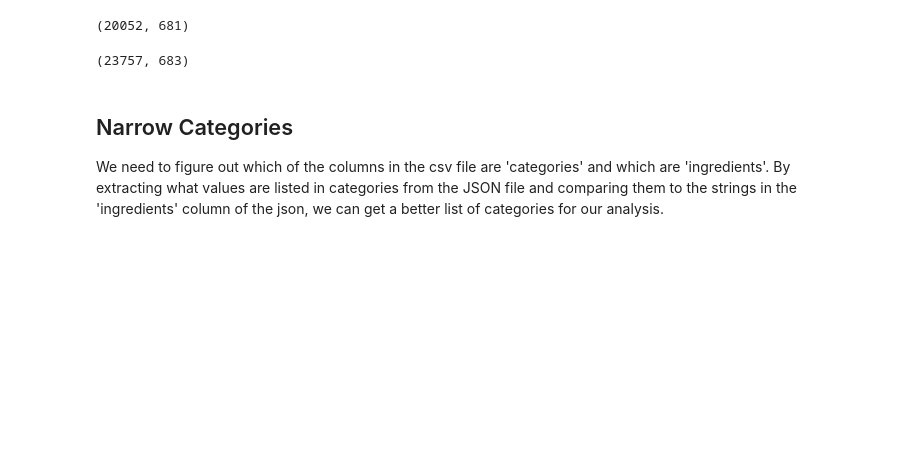
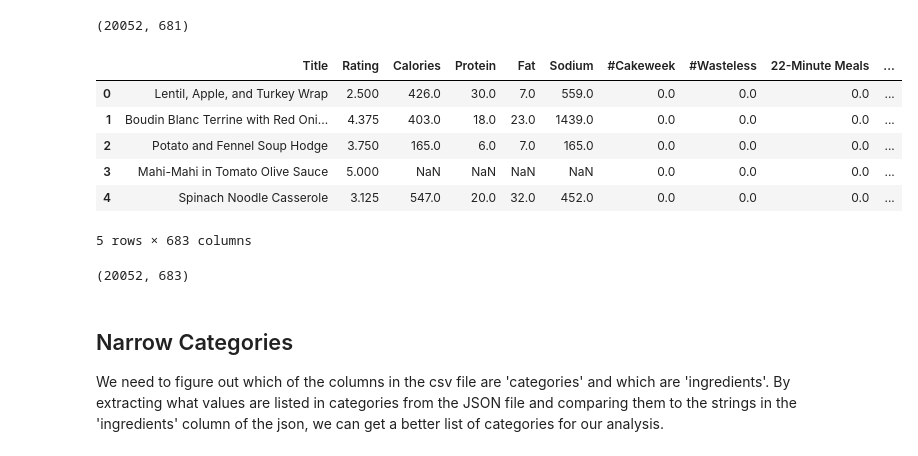
Before and after one commit to isabelvanzijl/Capstone-Project-2, a Jupyter notebook: Data_Wrangling_Main.ipynb, the cells around one changed output. Cells and saved outputs as stored; diff of their text form; code cells hidden in the pictures; blank space fills up the shorter version.

Commit message:
data wrangling, merge corrected

```diff
--- a/Data_Wrangling_Main.ipynb
+++ b/Data_Wrangling_Main.ipynb
@@ -114,27 +114,37 @@ df_initial.shape
 # %% [output]
 (20052, 681)
 # %%
-### *** THIS IS ADDING A LOT OF EXTRA ROWS AND I DON'T KNOW WHY
-
 # Recipe Identifier
 
 # We want to import the date for each recipe from the json file
 # there are fewer rows in our csv file than in our json and there are recipes that
 #    have the same title, so we need a unique identifier for each recipe
 
 # create unique identifier in each dataframe
-df_initial['Recipe Id'] = df_initial['Title'].map(str) + df_initial['Rating'].map(str) + df_initial['Calories'].map(str)
-rec_df['Recipe Id'] = rec_df['title'].map(str) + rec_df['rating'].map(str) + rec_df['calories'].map(str)
-#df_id_date = pd.DataFrame(rec_df[['Recipe Id', 'date']])
+df_initial['Recipe Id'] = df_initial['Title'].map(str) + df_initial['Rating'
+                                    ].map(str) + df_initial['Calories'
+                                    ].map(str) + df_initial['Protein'].map(str)
+rec_df['Recipe Id'] = rec_df['title'].map(str) + rec_df['rating'
+                                    ].map(str) + rec_df['calories'
+                                    ].map(str) + rec_df['protein'].map(str)
 
 # pull the date column into df_initial based on the Recipe Id
-df_initial = df_initial.merge(rec_df[['Recipe Id', 'date']], on='Recipe Id',
-                              how='inner', left_index=False)
+df_initial = df_initial.merge(rec_df.drop_duplicates(subset=['Recipe Id'])[['Recipe Id', 'date']], on='Recipe Id',
+                              how='left', left_index=False)
 df_initial.rename(columns ={'date': 'Date Time'}, inplace =True)
 df_initial.head()
-df_initial.shape
 # %% [output]
+|  | Title | Rating | Calories | Protein | Fat | Sodium | #Cakeweek | #Wasteless | 22-Minute Meals | ... |
+| 0 | Lentil, Apple, and Turkey Wrap | 2.500 | 426.0 | 30.0 | 7.0 | 559.0 | 0.0 | 0.0 | 0.0 | ... |
+| 1 | Boudin Blanc Terrine with Red Oni... | 4.375 | 403.0 | 18.0 | 23.0 | 1439.0 | 0.0 | 0.0 | 0.0 | ... |
+| 2 | Potato and Fennel Soup Hodge | 3.750 | 165.0 | 6.0 | 7.0 | 165.0 | 0.0 | 0.0 | 0.0 | ... |
+| 3 | Mahi-Mahi in Tomato Olive Sauce | 5.000 | NaN | NaN | NaN | NaN | 0.0 | 0.0 | 0.0 | ... |
+| 4 | Spinach Noodle Casserole | 3.125 | 547.0 | 20.0 | 32.0 | 452.0 | 0.0 | 0.0 | 0.0 | ... |
-(23757, 683)
+5 rows × 683 columns
+# %%
+df_initial.shape
+# %% [output]
+(20052, 683)
 # %% [markdown]
 ## Narrow Categories
 
```
Also changed, not shown: parts of 3 cells of this notebook.
